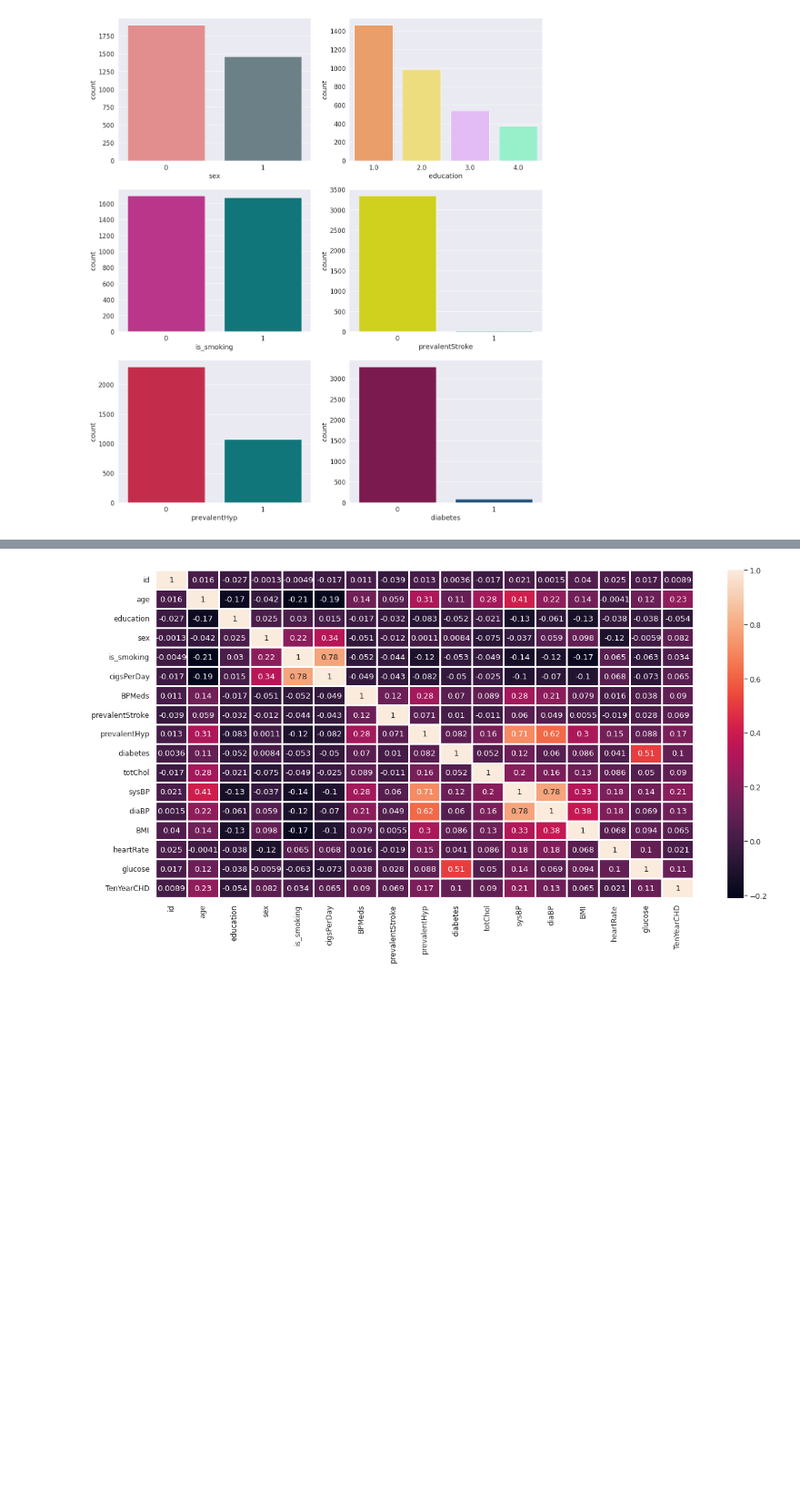
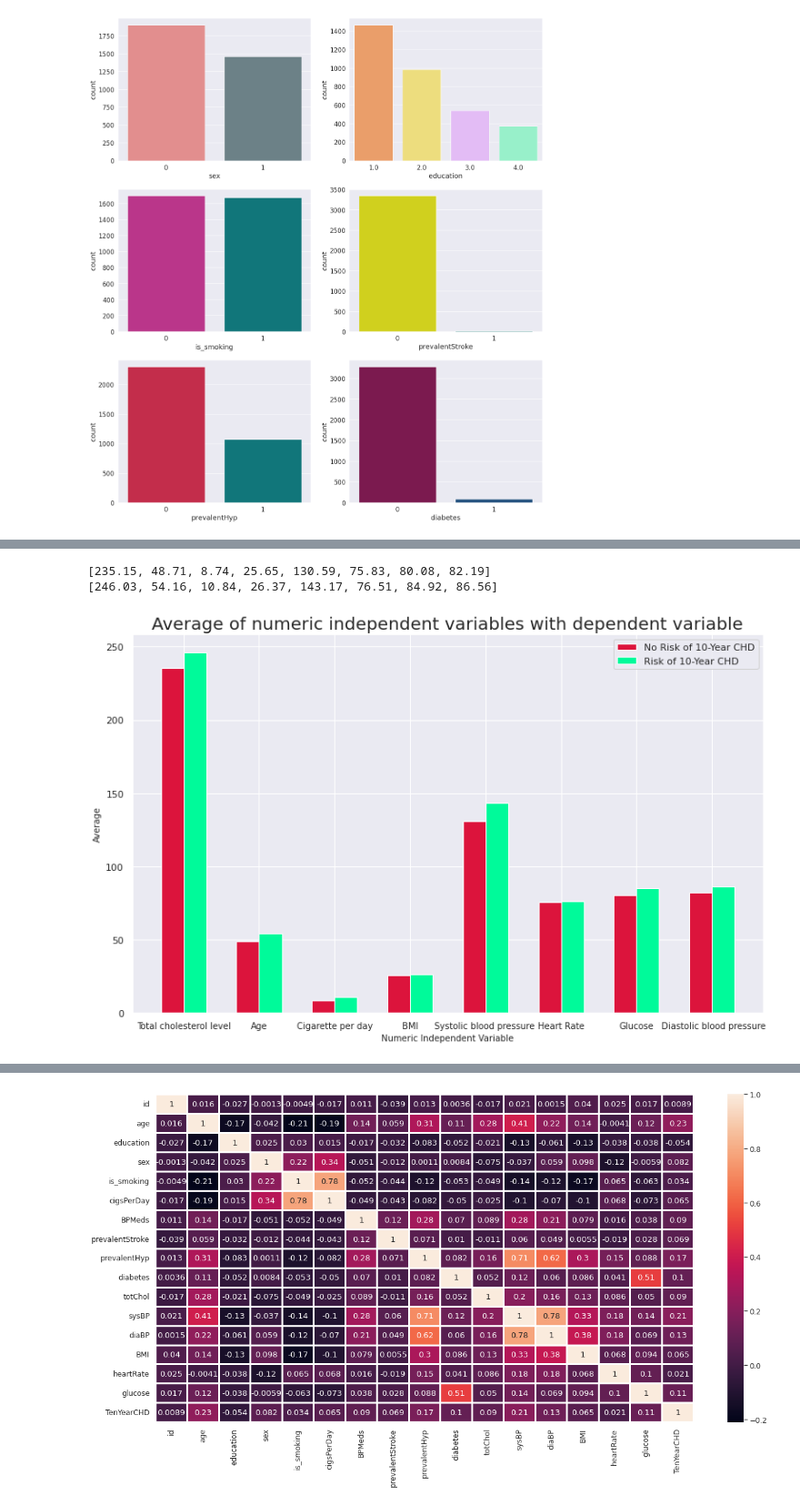
Before and after one commit to SethupathyM/Cardiovascular_Risk_Prediction, a Jupyter notebook: Cardiovascular_Risk_Prediction.ipynb, the cells around one changed output, grey strips where cells are left out. Shown at 91% size. Drawn from its saved outputs; the diff is of its cells as text; code cells hidden in the pictures; blank space fills up the shorter version.

```diff
--- a/Cardiovascular_Risk_Prediction.ipynb
+++ b/Cardiovascular_Risk_Prediction.ipynb
@@ -269,0 +277,38 @@ for i in enumerate(categorical_var_count):
+# %%
+# Average of numeric independent variables with dependent variable
+no_risk_avg_lst = []
+risk_avg_lst = []
+col_lst = ['totChol','age','cigsPerDay','BMI','sysBP','heartRate','glucose','diaBP']
+xticks_lst = ['Total cholesterol level','Age','Cigarette per day','BMI','Systolic blood pressure ','Heart Rate','Glucose',' Diastolic blood pressure']
+for col in col_lst:
+  no_risk_avg = df[df['TenYearCHD'] == 0].groupby('TenYearCHD').agg({col:'mean'}).reset_index()
+  # print(no_risk_avg.iloc[0,1])
+  no_risk_avg_lst.append(round(no_risk_avg.iloc[0,1],2))
+  risk_avg = df[df['TenYearCHD'] == 1].groupby('TenYearCHD').agg({col:'mean'}).reset_index()
+  # print(risk_avg.iloc[0,1])
+  risk_avg_lst.append(round(risk_avg.iloc[0,1],2))
+print(no_risk_avg_lst)
+print(risk_avg_lst)
+# %% [output]
+[235.15, 48.71, 8.74, 25.65, 130.59, 75.83, 80.08, 82.19]
+[246.03, 54.16, 10.84, 26.37, 143.17, 76.51, 84.92, 86.56]
+# %%
+# Plot
+bar1_list = no_risk_avg_lst
+bar2_list = risk_avg_lst
+
+width_of_RandA_rooms = 0.3
+bar1 = np.arange(len(col_lst))
+bar2 = [i + width_of_RandA_rooms for i in bar1]
+
+plt.figure(figsize= (13,8))
+plt.bar(bar1,bar1_list,width_of_RandA_rooms,color = 'crimson', label = 'No Risk of 10-Year CHD')
+plt.bar(bar2,bar2_list,width_of_RandA_rooms,color = 'mediumspringgreen', label = 'Risk of 10-Year CHD')
+plt.xlabel('Numeric Independent Variable',fontsize = 10)
+plt.ylabel('Average',fontsize = 10)
+plt.title('Average of numeric independent variables with dependent variable',fontsize = 20)
+plt.xticks(bar1+width_of_RandA_rooms/2,xticks_lst,fontsize = 10)
+plt.legend()
+plt.show()
+# %% [output]
+[figure, added]
```
Also changed, not shown: parts of 6 cells of this notebook.
